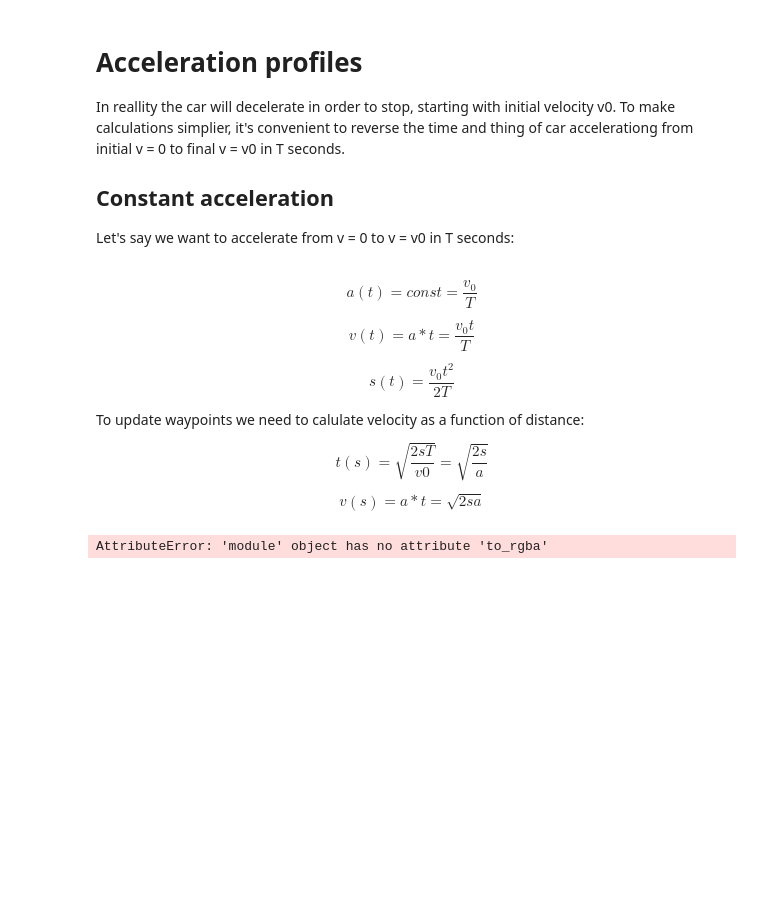
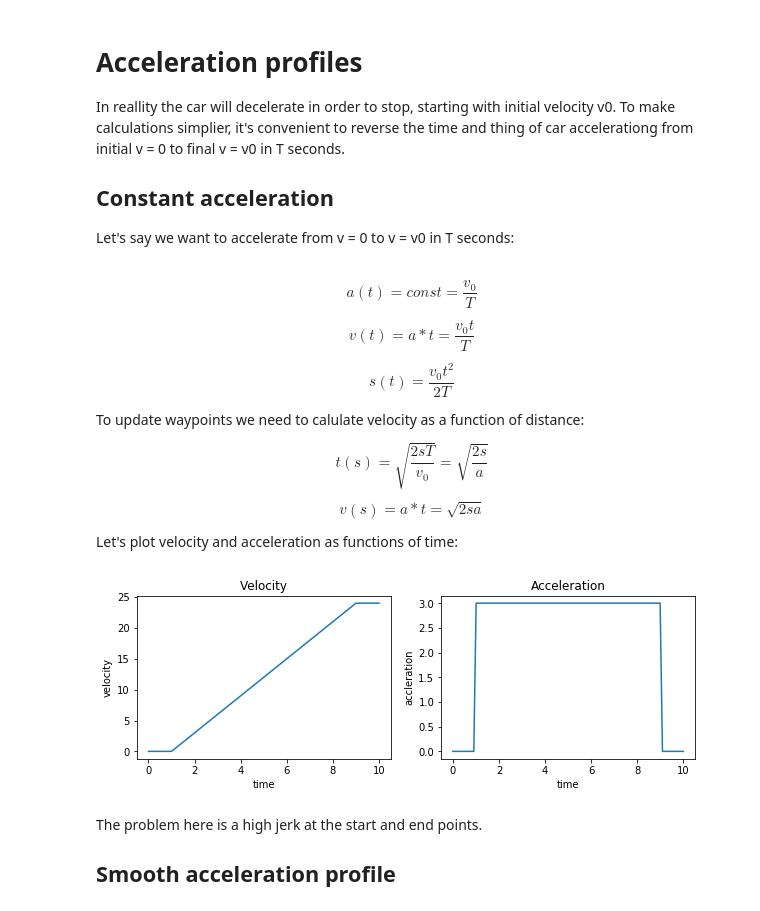
Before and after one commit to cazacov/traffic-light-classificator, a Jupyter notebook: classificator-opencv.ipynb, the cells around one changed output. Saved outputs shown, nothing was run; the diff lists cells and outputs as text; code cells hidden in the pictures; blank space fills up the shorter version.

Commit message:
Plot velocity and acceleration

```diff
--- a/classificator-opencv.ipynb
+++ b/classificator-opencv.ipynb
@@ -194,11 +194,36 @@ $$s(t) = \frac{v_0  t^2}{2T}$$
 
 To update waypoints we need to calulate velocity as a function of distance:
 
-$$t(s) = \sqrt{\frac{2 s  T}{v0}} = \sqrt{\frac{2 s}{a}}$$
+$$t(s) = \sqrt{\frac{2 s  T}{v_0}} = \sqrt{\frac{2 s}{a}}$$
 
 $$v(s) = a*t = \sqrt{2 s a}$$
+
+
+Let's plot velocity and acceleration as functions of time:
-# %%
-x = linspace(0, 5, 10)
-y = x ** 2
-# %% [output]
-AttributeError: 'module' object has no attribute 'to_rgba'
+# %%
+acc = lambda t: (3 if t < 8 else 0) if t > 0 else 0
+velocity = lambda t: (3 * t if t < 8 else 24.0) if t > 0 else 0
+
+xpts = np.linspace(-1, 9, 100)
+
+f, ax = plt.subplots(1,2, figsize=(10, 3))
+
+plt.subplot(1, 2, 1)
+plt.xlabel('time')
+plt.ylabel('velocity')
+plt.title('Velocity')
+plt.plot(x, [velocity(x) for x in xpts])
+
+plt.subplot(1, 2, 2)
+plt.xlabel('time')
+plt.ylabel('accleration')
+plt.title('Acceleration')
+plt.plot(x, [acc(x) for x in xpts])
+
+plt.show()
+# %% [output]
+[figure, added]
+# %% [markdown]
+The problem here is a high jerk at the start and end points.
+
+## Smooth acceleration profile
```
